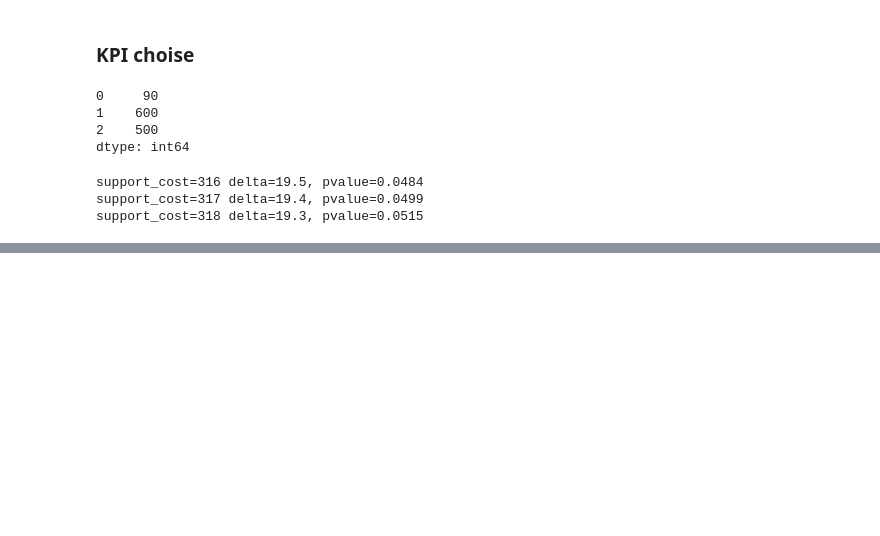
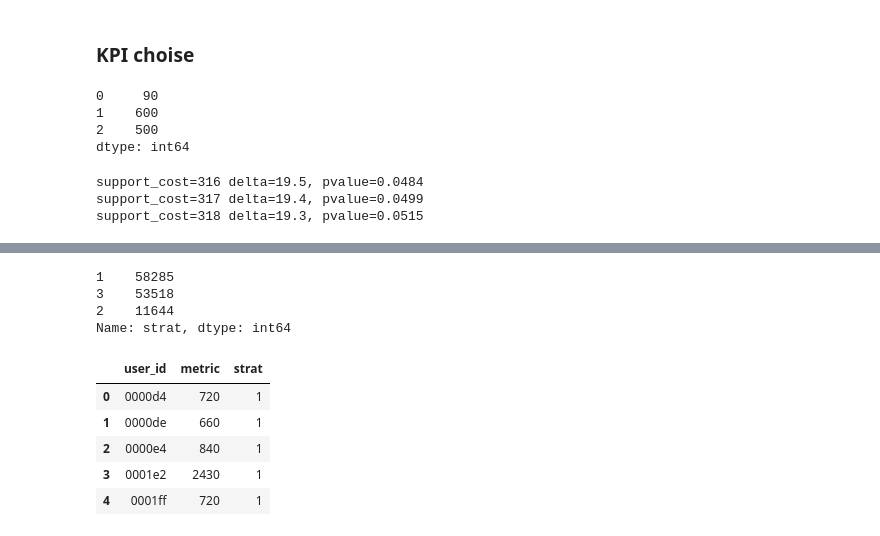
Before and after one commit to YanaOrf/AB_tests, a Jupyter notebook: Pizzeria_website_AB.ipynb, the cells around one changed output, grey strips where cells are left out. Saved outputs shown, nothing was run; the diff lists cells and outputs as text; code cells hidden in the pictures; blank space fills up the shorter version.

```diff
--- a/Pizzeria_website_AB.ipynb
+++ b/Pizzeria_website_AB.ipynb
@@ -882,0 +981,25 @@ support_cost=318 delta=19.3, pvalue=0.0515
+# %%
+df_user_strats['strat'].value_counts()
+# %% [output]
+1    58285
+3    53518
+2    11644
+Name: strat, dtype: int64
+# %%
+begin_date = datetime(2022, 3, 23)
+end_date = datetime(2022, 3, 30)
+df_metrics=(
+    df_sales[(df_sales['date']>=begin_date) & (df_sales['date']<=end_date)]
+    .groupby('user_id')[['price']].sum()
+    .rename(columns={'price':'metric'})
+    .reset_index()
+)
+df_metrics=pd.merge(df_metrics, df_user_strats, how='left', on='user_id')
+df_metrics.head()
+# %% [output]
+|  | user_id | metric | strat |
+| 0 | 0000d4 | 720 | 1 |
+| 1 | 0000de | 660 | 1 |
+| 2 | 0000e4 | 840 | 1 |
+| 3 | 0001e2 | 2430 | 1 |
+| 4 | 0001ff | 720 | 1 |
```
Also changed, not shown: parts of 8 cells of this notebook.
